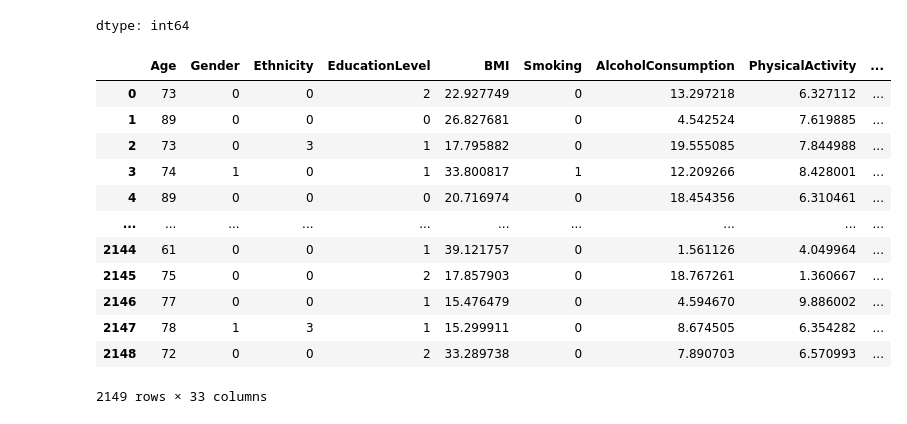
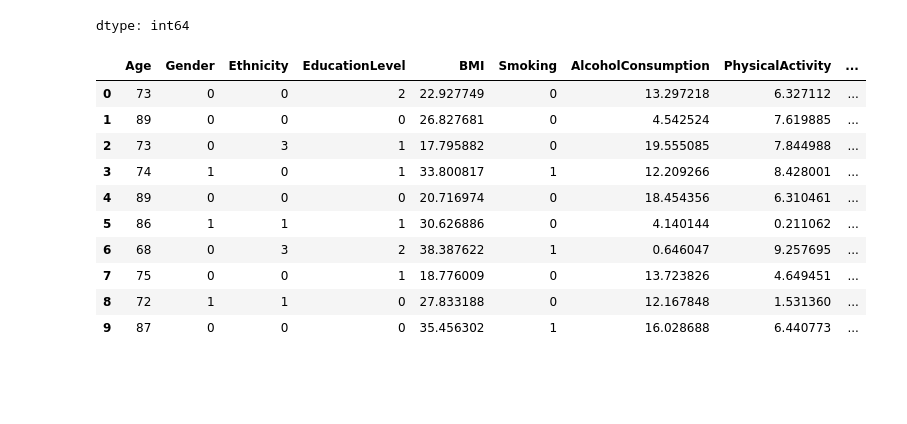
Before and after one commit to asaduzzaman-sohun/Alzheimer-s-disease-detection, a Jupyter notebook: code.ipynb, the cells around one changed output. Saved outputs shown, nothing was run; the diff lists cells and outputs as text; code cells hidden in the pictures; blank space fills up the shorter version.

Commit message:
Categorized: Columns

```diff
--- a/code.ipynb
+++ b/code.ipynb
@@ -109,18 +109,18 @@ dtype: int64
 # %%
 # Drop the PatientID and DoctorInCharge
 
-df.drop(columns=["PatientID", "DoctorInCharge"])
+df_alzheimers = df.drop(columns=["PatientID", "DoctorInCharge",])
+
+df_alzheimers.head(10)
 # %% [output]
 |  | Age | Gender | Ethnicity | EducationLevel | BMI | Smoking | AlcoholConsumption | PhysicalActivity | ... |
 | 0 | 73 | 0 | 0 | 2 | 22.927749 | 0 | 13.297218 | 6.327112 | ... |
 | 1 | 89 | 0 | 0 | 0 | 26.827681 | 0 | 4.542524 | 7.619885 | ... |
 | 2 | 73 | 0 | 3 | 1 | 17.795882 | 0 | 19.555085 | 7.844988 | ... |
 | 3 | 74 | 1 | 0 | 1 | 33.800817 | 1 | 12.209266 | 8.428001 | ... |
 | 4 | 89 | 0 | 0 | 0 | 20.716974 | 0 | 18.454356 | 6.310461 | ... |
-| ... | ... | ... | ... | ... | ... | ... | ... | ... | ... |
-| 2144 | 61 | 0 | 0 | 1 | 39.121757 | 0 | 1.561126 | 4.049964 | ... |
-| 2145 | 75 | 0 | 0 | 2 | 17.857903 | 0 | 18.767261 | 1.360667 | ... |
-| 2146 | 77 | 0 | 0 | 1 | 15.476479 | 0 | 4.594670 | 9.886002 | ... |
-| 2147 | 78 | 1 | 3 | 1 | 15.299911 | 0 | 8.674505 | 6.354282 | ... |
-| 2148 | 72 | 0 | 0 | 2 | 33.289738 | 0 | 7.890703 | 6.570993 | ... |
+| 5 | 86 | 1 | 1 | 1 | 30.626886 | 0 | 4.140144 | 0.211062 | ... |
+| 6 | 68 | 0 | 3 | 2 | 38.387622 | 1 | 0.646047 | 9.257695 | ... |
+| 7 | 75 | 0 | 0 | 1 | 18.776009 | 0 | 13.723826 | 4.649451 | ... |
+| 8 | 72 | 1 | 1 | 0 | 27.833188 | 0 | 12.167848 | 1.531360 | ... |
+| 9 | 87 | 0 | 0 | 0 | 35.456302 | 1 | 16.028688 | 6.440773 | ... |
-2149 rows × 33 columns
```
Also changed, not shown: parts of 3 cells of this notebook.
